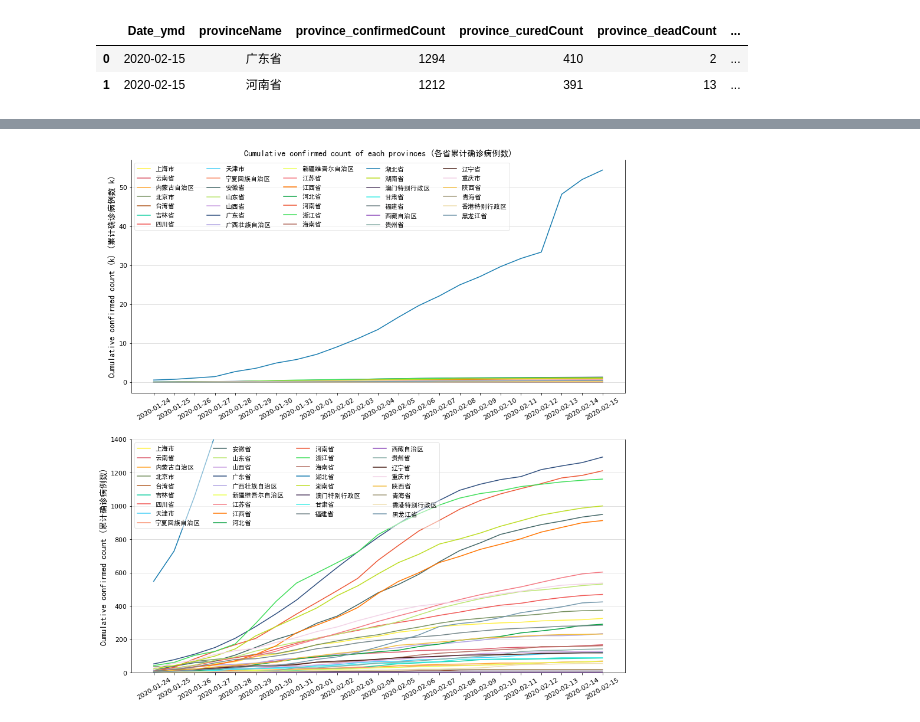
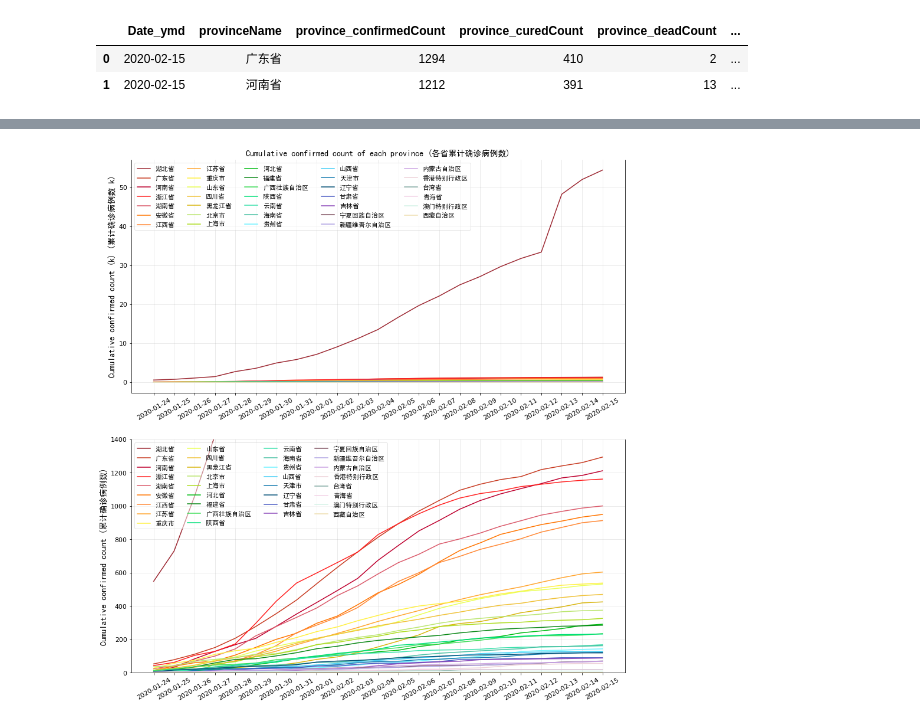
Before and after one commit to jingwen-z/python-playground, a Jupyter notebook: analysis/2019_nCoV/2019_nCoV.ipynb, the cells around one changed output, grey strips where cells are left out. Cells and saved outputs as stored; diff of their text form; code cells hidden in the pictures.

Commit message:
Graphs for provinces

```diff
--- a/analysis/2019_nCoV/2019_nCoV.ipynb
+++ b/analysis/2019_nCoV/2019_nCoV.ipynb
@@ -865,0 +848,6 @@ plt.show()
+# %%
+province_colors = ['#9d2933', '#c83c23', '#be002f', '#ff2121', '#db5a6b', '#ff7500', '#ff8936',
+                   '#ffa631', '#fff143', '#eaff56', '#f0c239', '#d9b611', '#bce672', '#afdd22',
+                   '#00bc12', '#0c8918', '#40de5a', '#00e079', '#3de1ad', '#48c0a3', '#70f3ff',
+                   '#44cef6', '#177cb0', '#065279', '#4b5cc4', '#8d4bbb', '#815463', '#b0a4e3',
+                   '#cca4e3', '#edd1d8', '#88ada6', '#f3d3e7', '#d4f2e7', '#eedeb0']
@@ -896,3 +984,5 @@ province_daily_cfirmed_pvt = pd.pivot_table(data = province_daily_df,
                                             columns='Date_ymd',
                                             index='provinceName',
                                             values='province_confirmedCount')
+province_daily_cfirmed_pvt = province_daily_cfirmed_pvt.sort_values(by=province_daily_cfirmed_pvt.columns[-1],
+                                                                    ascending=False)
@@ -914,41 +989,33 @@ province_daily_cfirmed_pvt.loc[province_daily_cfirmed_pvt.index=='湖北省']
-# %%
-province_colors = ['#fff143', '#db5a6b', '#ffa631', '#789262', '#b25d25', '#1bd1a5', '#f05654',
-                   '#44cef6', '#f9906f', '#426666', '#bce672', '#cca4e3', '#2e4e7e', '#b0a4e3',
-                   '#eaff56', '#f47983', '#ff7500', '#0aa344', '#ed5736', '#40de5a', '#b36d61',
-                   '#177cb0', '#bddd22', '#574266', '#3eede7', '#75878a', '#8d4bbb', '#88ada6',
-                   '#4c221b', '#f3d3e7', '#f2be45', '#a29b7c', '#eedeb0', '#7397ab']
 # %%
 fig, ax = plt.subplots(nrows=2, ncols=1, figsize=(15, 16))
 
-# Mortality of all provinces
-ax[0].set_title('Cumulative confirmed count of each provinces (各省累计确诊病例数)', fontdict={'fontsize': 14}, fontproperties=fontP)
+# Cumulative confirmed count of each provinces
+ax[0].set_title('Cumulative confirmed count of each province (各省累计确诊病例数)', fontdict={'fontsize': 14}, fontproperties=fontP)
 
 ax[0].set_prop_cycle(color=province_colors)
 for city, d in province_daily_cfirmed_pvt.iterrows():
     ax[0].plot(d.index, d, label=city)
 
 ax[0].tick_params(labelsize=11)
-ax[0].set_xticklabels(province_daily_cfirmed_pvt.columns)
 ax[0].set_xticklabels(province_daily_cfirmed_pvt.columns, rotation=30)
 ax[0].set_ylabel('Cumulative confirmed count (k) (累计确诊病例数 k)', fontproperties=fontP)
 ax[0].spines['top'].set_visible(False)
-ax[0].grid(axis='y', which='major', alpha=0.5)
+ax[0].grid(which='major', alpha=0.3)
 ax[0].legend(loc=2, ncol=5, prop=fontP_small, framealpha=0.5)
 ax[0].yaxis.set_major_formatter(formatter_thousands)
 
 ax[1].set_prop_cycle(color=province_colors)
 for city, d in province_daily_cfirmed_pvt.iterrows():
     ax[1].plot(d.index, d, label=city)
 
 ax[1].tick_params(labelsize=11)
-ax[1].set_xticklabels(province_daily_cfirmed_pvt.columns)
 ax[1].set_xticklabels(province_daily_cfirmed_pvt.columns, rotation=30)
 ax[1].set_ylabel('Cumulative confirmed count (累计确诊病例数)', fontproperties=fontP)
 ax[1].set_ylim(bottom=0, top=1400)
 ax[1].spines['top'].set_visible(False)
-ax[1].grid(axis='y', which='major', alpha=0.5)
+ax[1].grid(which='major', alpha=0.3)
 ax[1].legend(loc=2, ncol=4, prop=fontP_small, framealpha=0.5)
 
 plt.show()
 # %% [output]
-[figure, old version]
+[figure, new version]
```
Also changed, not shown: parts of 24 cells of this notebook.
